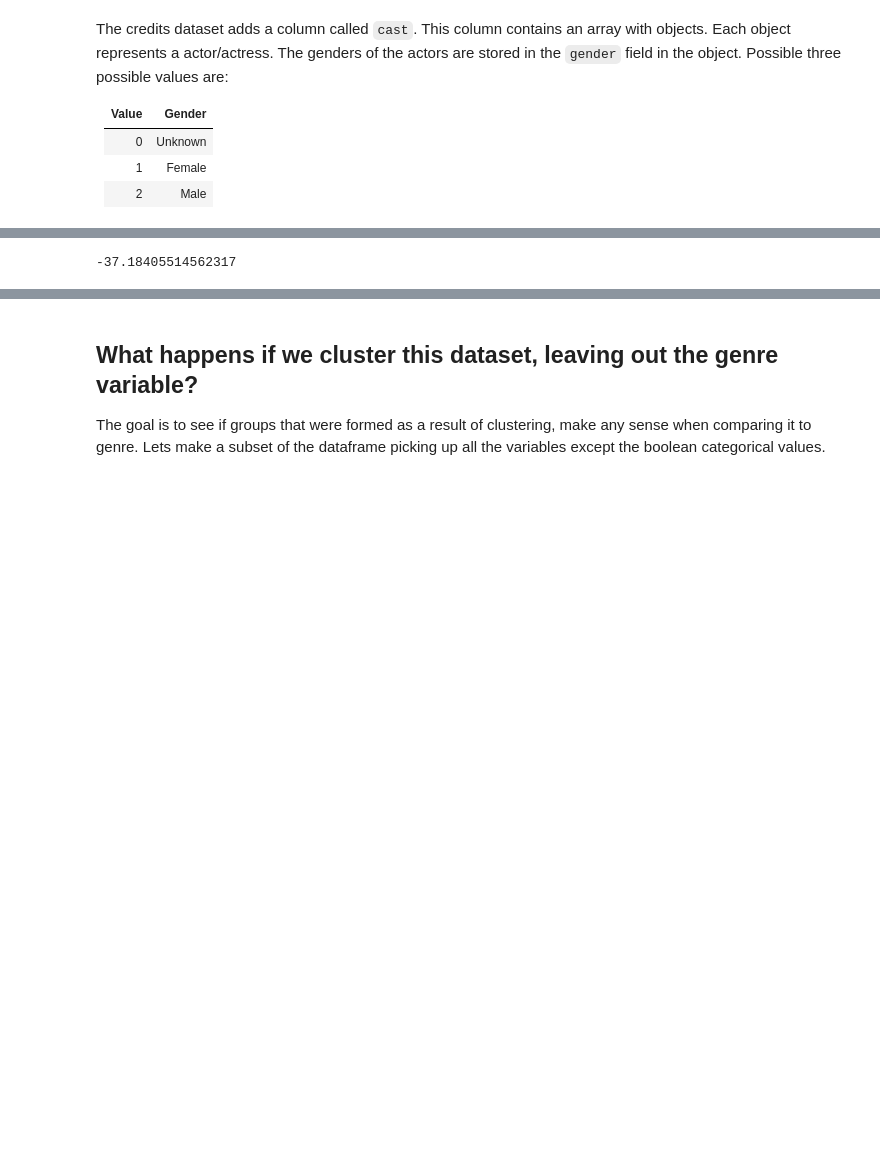
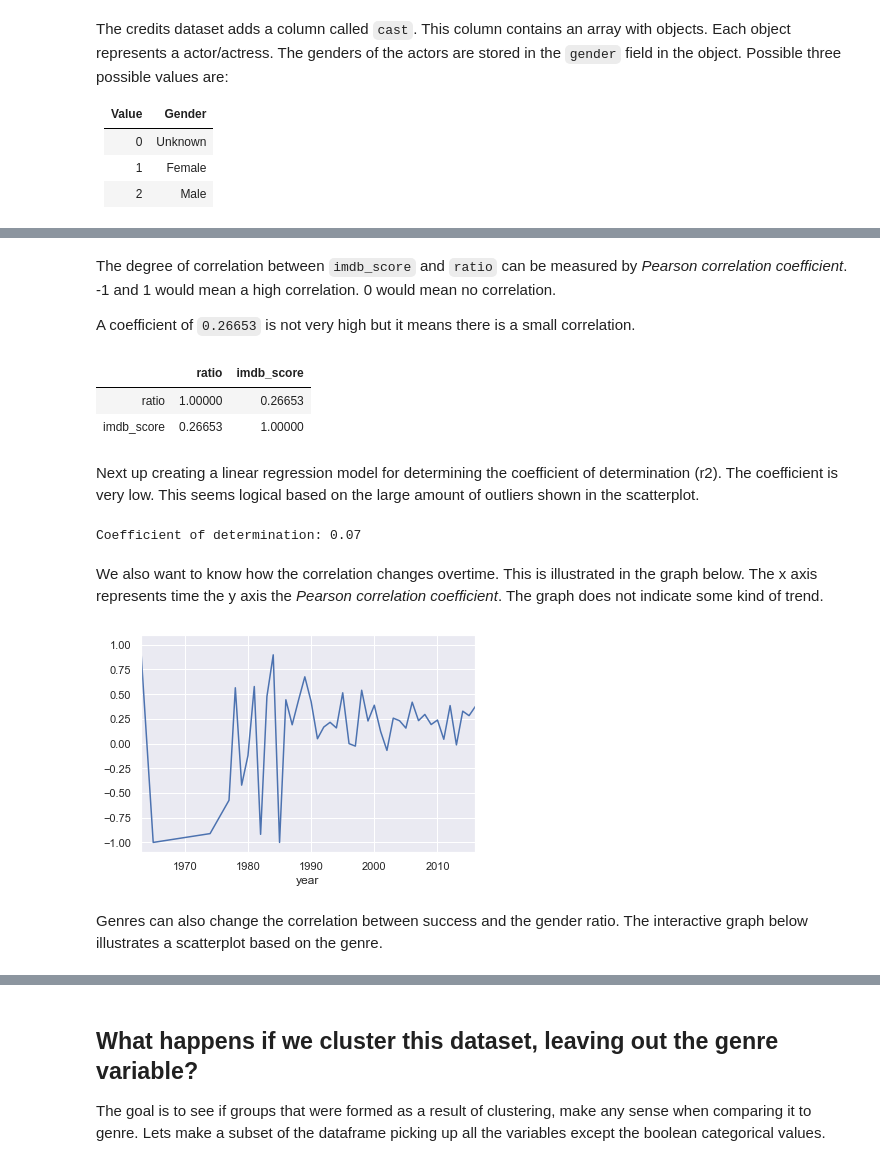
Before and after one commit to NielsHoiting/TCIF-V2DS-16, a Jupyter notebook: movie-merged-with-output.ipynb, the cells around one changed output, grey strips where cells are left out. Cells and saved outputs as stored; diff of their text form; code cells hidden in the pictures; blank space fills up the shorter version.

```diff
--- a/movie-merged-with-output.ipynb
+++ b/movie-merged-with-output.ipynb
@@ -479,8 +501,3 @@ plt.show();
 # %%
-movie_with_cast['ratio'] = movie_with_cast.male_actors / (movie_with_cast.male_actors + movie_with_cast.female_actors)
-
-filtered = movie_with_cast.dropna()
-filtered[['ratio', 'gender_ratio', 'imdb_score', 'gross', 'movie_facebook_likes', 'num_critic_for_reviews', 'male_actors' , 'female_actors', 'total_known_actors']].describe()
-filtered = filtered[filtered.total_known_actors >= 20]
-
-filtered.describe()
+movie_with_cast[['ratio', 'gender_ratio', 'imdb_score', 'gross', 'movie_facebook_likes', 'num_critic_for_reviews', 'male_actors' , 'female_actors', 'total_known_actors']].describe()
+filtered = movie_with_cast[movie_with_cast.total_known_actors >= 20]
@@ -502,7 +510,44 @@ sns.regplot(x="ratio", y="imdb_score", data=filtered);
-# %%
-from sklearn.metrics import r2_score
-r2_score(filtered["imdb_score"], filtered["ratio"])
-# %% [output]
--37.18405514562317
+# %% [markdown]
+The degree of correlation between `imdb_score` and `ratio` can be measured by _Pearson correlation coefficient_. -1 and 1 would mean a high correlation. 0 would mean no correlation.
+
+A coefficient of `0.26653` is not very high but it means there is a small correlation.
+# %%
+filtered[['ratio', 'imdb_score']].corr(method='pearson')
+# %% [output]
+|  | ratio | imdb_score |
+| ratio | 1.00000 | 0.26653 |
+| imdb_score | 0.26653 | 1.00000 |
+# %% [markdown]
+Next up creating a linear regression model for determining the coefficient of determination (r2). The coefficient is very low. This seems logical based on the large amount of outliers shown in the scatterplot.
+# %%
+from sklearn.linear_model import LinearRegression
+from sklearn.model_selection import train_test_split
+from sklearn.metrics import r2_score
+
+X = filtered[['ratio']]
+y = filtered['imdb_score']
+
+X_train, X_test, y_train, y_test = train_test_split(X, y, random_state=1)
+reg = LinearRegression().fit(X_train, y_train)
+y_pred = reg.predict(X_test)
+
+# The coefficient of determination: 1 is perfect prediction
+print('Coefficient of determination: %.2f'
+      % r2_score(y_test, y_pred))
+# %% [output]
+Coefficient of determination: 0.07
+# %% [markdown]
+We also want to know how the correlation changes overtime. This is illustrated in the graph below. The x axis represents time the y axis the _Pearson correlation coefficient_. The graph does not indicate some kind of trend.
+# %%
+corr = filtered[['year', 'ratio', 'imdb_score']].groupby(['year']).corr()
+corr = corr.dropna()
+corr = corr.iloc[0::2,-1]
+corr.index = corr.index.get_level_values(0)
+
+corr.plot();
+# %% [output]
+[figure, added]
+# %% [markdown]
+Genres can also change the correlation between success and the gender ratio. The interactive graph below illustrates a scatterplot based on the genre.
 # %%
 def load_genre(genre, **kwargs):
```
Also changed, not shown: parts of 34 cells of this notebook, 1 other file.
